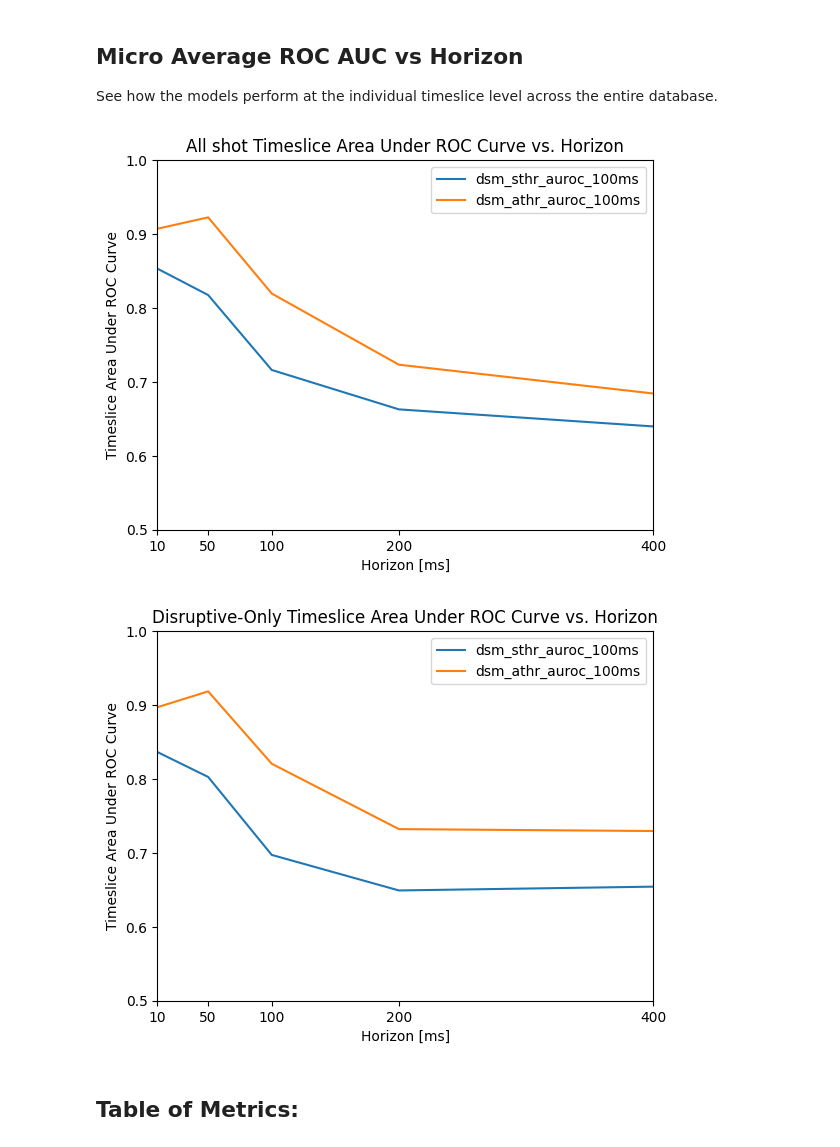
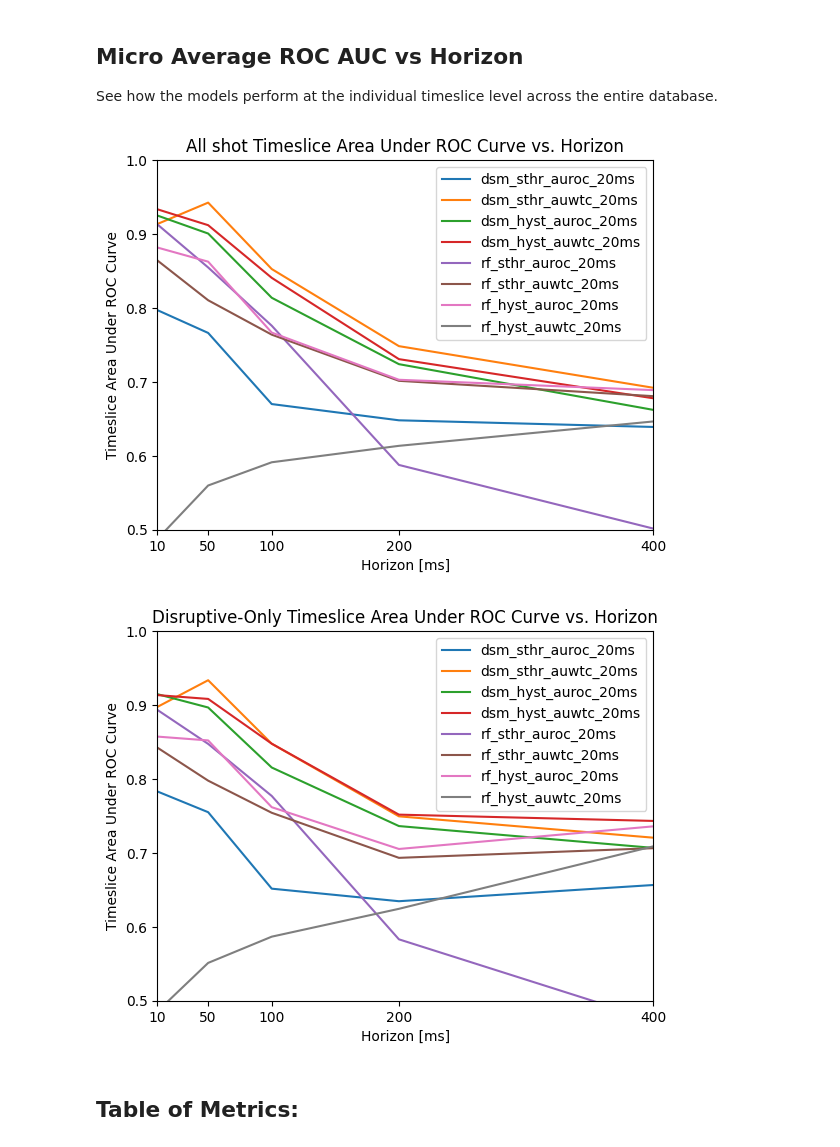
Before and after one commit to MIT-PSFC/disruption-survival-analysis, a Jupyter notebook: Run Experiments.ipynb, the cells around one changed output. Saved outputs shown, nothing was run; the diff lists cells and outputs as text; code cells hidden in the pictures.

Commit message:
Minor change to plotting

```diff
--- a/Run Experiments.ipynb
+++ b/Run Experiments.ipynb
@@ -20,7 +20,7 @@ dataset_path = 'test_2'
 
 # models, alarms, metrics, and minimum warning times to use
 models = ['dsm', 'rf']
-alarms = ['sthr', 'athr', 'hyst']
+alarms = ['sthr', 'hyst']
 metrics = ['auroc', 'auwtc']
 min_warning_times = [0.02, 0.1]
 
@@ -49,12 +49,13 @@ Loaded model from models/synthetic/test_2/rf_hyst_auwtc_100ms.pkl
 
 See how the models perform at the individual timeslice level across the entire database.
 # %%
-experiment_list = get_experiments(experiment_groups, ['dsm', 'sthr', 'auroc', 0.1], ['dsm', 'athr', 'auroc', 0.1])
+required_warning_time = 0.02
+experiment_list = get_experiments(experiment_groups, [0.02])
 plot_auroc_timeslice_all_vs_horizon(experiment_list, disrupt_only=False)
 plot_auroc_timeslice_all_vs_horizon(experiment_list, disrupt_only=True)
 # %% [output]
-[figure, old version]
+[figure, new version]
-[figure, old version]
+[figure, new version]
 # %% [markdown]
 ## Table of Metrics:
 # %%
```
Also changed, not shown: parts of 6 cells of this notebook, 1 other file.
